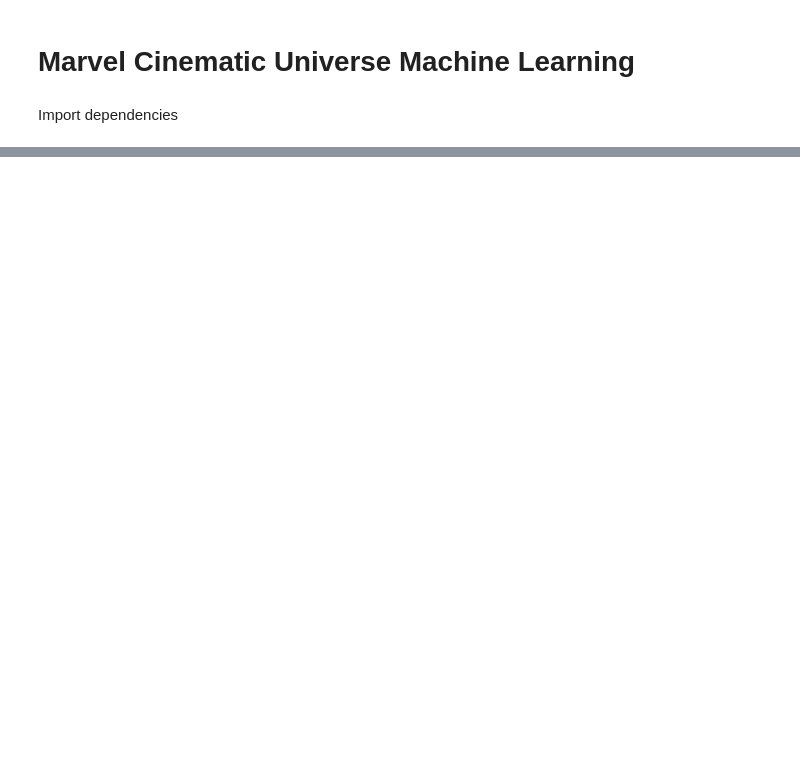
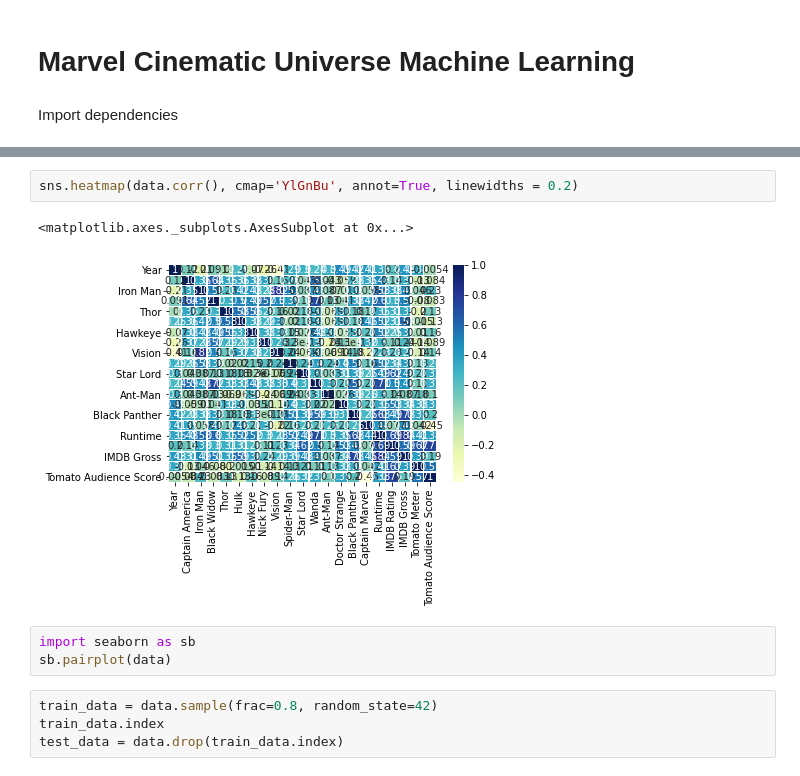
Before and after one commit to AnaLindaPenny/final-project, a Jupyter notebook: sydney-work/MCU_Machine_Learning.ipynb, the cells around one changed output, grey strips where cells are left out. Saved outputs shown, nothing was run; the diff lists cells and outputs as text; blank space fills up the shorter version.

```diff
--- a/sydney-work/MCU_Machine_Learning.ipynb
+++ b/sydney-work/MCU_Machine_Learning.ipynb
@@ -29,0 +45,12 @@ print(X.shape, y.shape)
+# %%
+sns.heatmap(data.corr(), cmap='YlGnBu', annot=True, linewidths = 0.2)
+# %% [output]
+<matplotlib.axes._subplots.AxesSubplot at 0x...>
+[figure, added]
+# %%
+import seaborn as sb
+sb.pairplot(data)
+# %%
+train_data = data.sample(frac=0.8, random_state=42)
+train_data.index
+test_data = data.drop(train_data.index)
```
Also changed, not shown: parts of 19 cells of this notebook, 4 other files.
